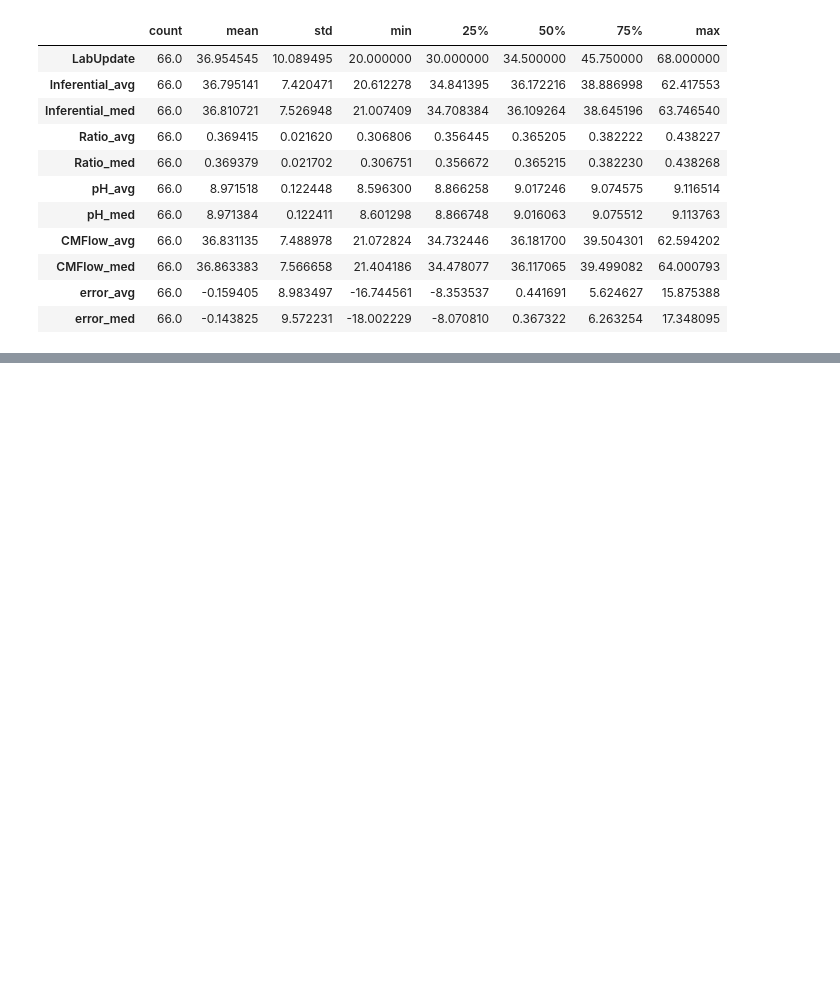
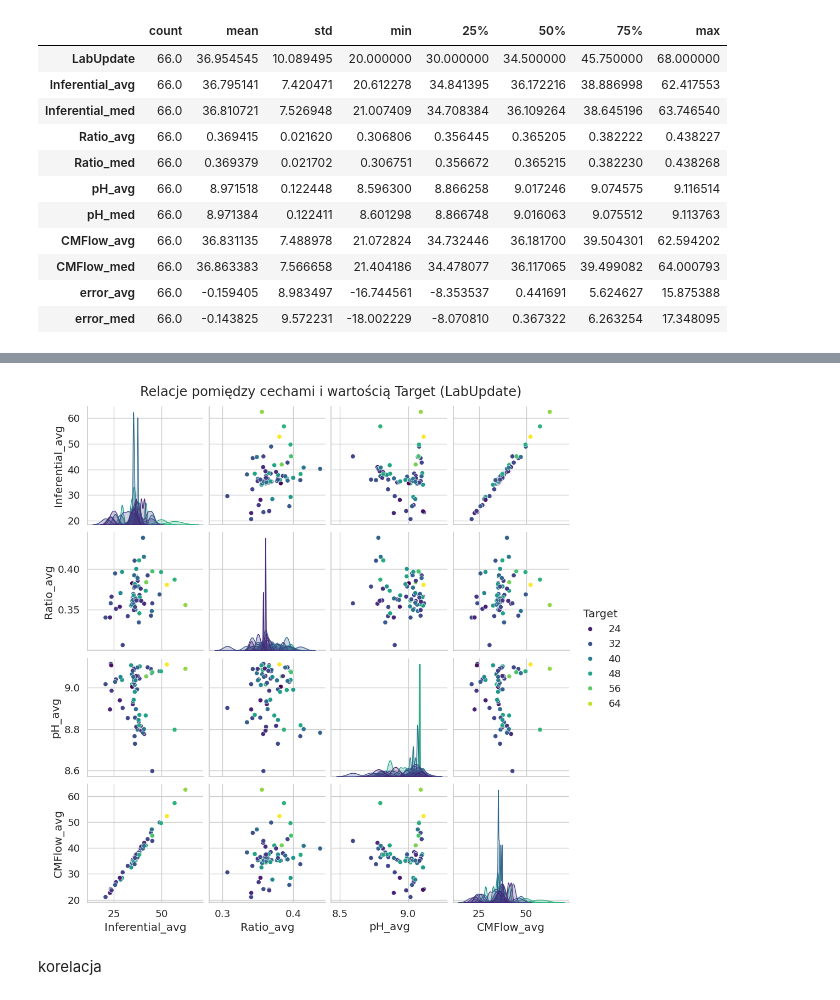
Before and after one commit to Marcin19721205/Timeseries_Data_Processing_Basic, a Jupyter notebook: InferentialDS1_extracted.ipynb, the cells around one changed output, grey strips where cells are left out. Drawn from its saved outputs; the diff is of its cells as text; code cells hidden in the pictures; blank space fills up the shorter version.

```diff
--- a/InferentialDS1_extracted.ipynb
+++ b/InferentialDS1_extracted.ipynb
@@ -1106,0 +208,19 @@ print(f"📄 CSV:   {csv_path}")
+# %%
+import numpy as np
+import pandas as pd
+
+# 1️⃣ Przygotowanie danych wejściowych (cechy i target)
+data = df_float[['Inferential_avg', 'Ratio_avg', 'pH_avg', 'CMFlow_avg']].to_numpy()
+target = df_float['LabUpdate'].to_numpy()
+
+# 2️⃣ Utworzenie „feature_names” – nazw kolumn cech
+feature_names = ['Inferential_avg', 'Ratio_avg', 'pH_avg', 'CMFlow_avg']
+
+# 3️⃣ Złożenie wszystkiego w DataFrame jak w Iris
+df = pd.DataFrame(
+    data=np.c_[data, target],
+    columns=feature_names + ['Target']
+)
+
+# 4️⃣ Podgląd danych
+df.head()
@@ -1106,0 +269,33 @@ print(f"📄 CSV:   {csv_path}")
+# %%
+import seaborn as sns
+import matplotlib.pyplot as plt
+
+# Ustawienia estetyki wykresu
+sns.set(style="whitegrid", font_scale=1.2)
+
+# Lista kolumn cech
+#feature_names = ['Inferential_avg', 'Ratio_avg', 'pH_avg', 'CMFlow_avg']
+feature_names = ['Ratio_avg', 'pH_avg', 'CMFlow_avg']
+
+# Wykres par - Różne kolory
+
+#_ = sns.pairplot(df, vars=feature_names, hue='Target', diag_kind='kde', palette='viridis')
+
+#_ = sns.pairplot(df, vars=feature_names, hue='Target', diag_kind='kde', palette='coolwarm')
+
+_ = sns.pairplot(
+    df,
+    vars=['Inferential_avg', 'Ratio_avg', 'pH_avg', 'CMFlow_avg'],
+    hue='Target',
+    diag_kind='kde',
+    palette='viridis',
+    diag_kws={'bw_adjust': 0.3}   # zmniejsza szerokość pasma (ostrzejszy kształt)
+)
+
+
+plt.suptitle("Relacje pomiędzy cechami i wartością Target (LabUpdate)", y=1.02)
+plt.show()
+# %% [output]
+[figure, added]
+# %% [markdown]
+korelacja
```
Also changed, not shown: parts of 47 cells of this notebook.
